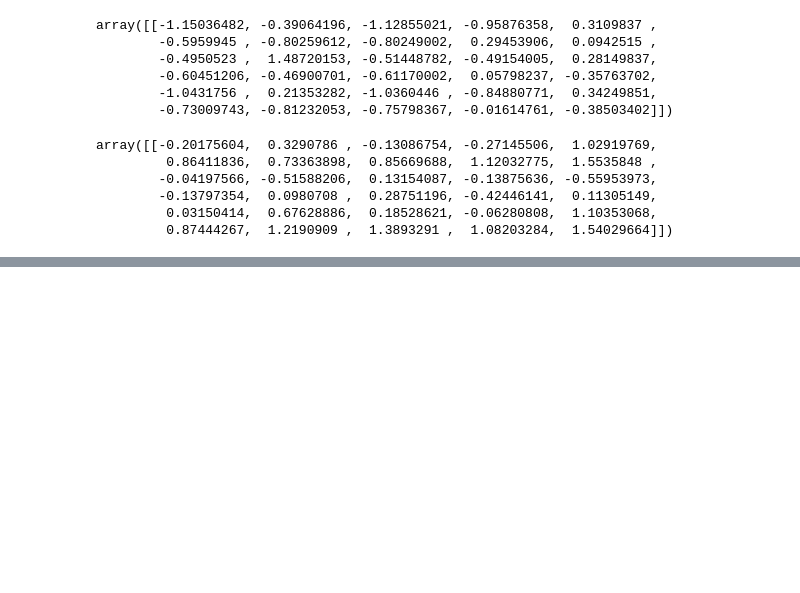
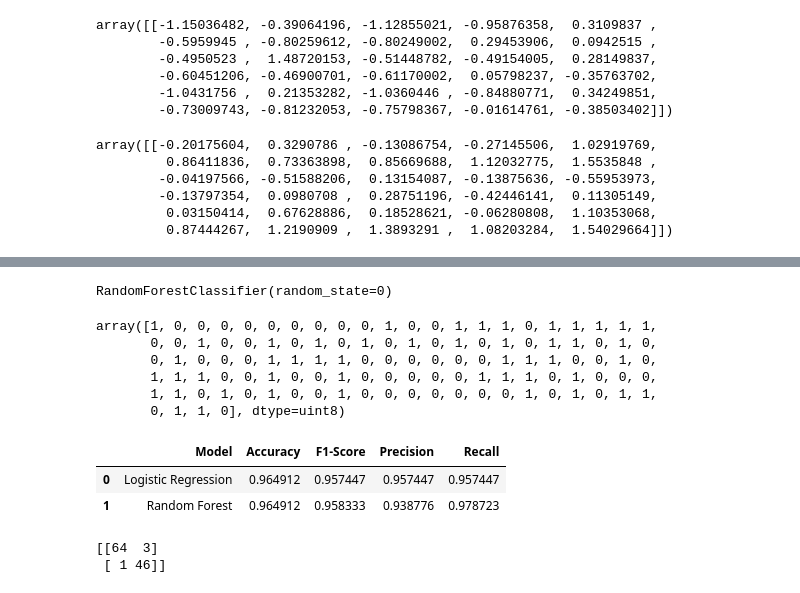
Before and after one commit to rosustefan/complete_ml_ds_bootcamp_2023, a Jupyter notebook: breast-cancer-wisconsin-project/breast-cancer-wisconsin-classification.ipynb, the cells around one changed output, grey strips where cells are left out. Drawn from its saved outputs; the diff is of its cells as text; code cells hidden in the pictures; blank space fills up the shorter version.

Commit message:
Add Random Forest Classifier model & compare with Logistic Regression results

```diff
--- a/breast-cancer-wisconsin-project/breast-cancer-wisconsin-classification.ipynb
+++ b/breast-cancer-wisconsin-project/breast-cancer-wisconsin-classification.ipynb
@@ -470,0 +477,19 @@ Standard Deviation is 1.98%
+# %%
+# Instantiate the Random Forest Classifier
+classifier_rm = RandomForestClassifier(random_state=0)
+
+# Fit the model to our train data
+classifier_rm.fit(X_train, y_train)
+# %% [output]
+RandomForestClassifier(random_state=0)
+# %%
+y_preds = classifier_rm.predict(X_test)
+# %%
+y_preds
+# %% [output]
+array([1, 0, 0, 0, 0, 0, 0, 0, 0, 0, 1, 0, 0, 1, 1, 1, 0, 1, 1, 1, 1, 1,
+       0, 0, 1, 0, 0, 1, 0, 1, 0, 1, 0, 1, 0, 1, 0, 1, 0, 1, 1, 0, 1, 0,
+       0, 1, 0, 0, 0, 1, 1, 1, 1, 0, 0, 0, 0, 0, 0, 1, 1, 1, 0, 0, 1, 0,
+       1, 1, 1, 0, 0, 1, 0, 0, 1, 0, 0, 0, 0, 0, 1, 1, 1, 0, 1, 0, 0, 0,
+       1, 1, 0, 1, 0, 1, 0, 0, 1, 0, 0, 0, 0, 0, 0, 0, 1, 0, 1, 0, 1, 1,
+       0, 1, 1, 0], dtype=uint8)
@@ -470,0 +502,19 @@ Standard Deviation is 1.98%
+# %%
+model_results = pd.DataFrame(
+    [['Random Forest', acc, f1, prec, rec]],
+    columns = ['Model', 'Accuracy', 'F1-Score', 'Precision', 'Recall']
+)
+# %%
+# Append our RFC results to the initial results we got from Logistic Regression
+results.append(model_results, ignore_index=True)
+# %% [output]
+|  | Model | Accuracy | F1-Score | Precision | Recall |
+| 0 | Logistic Regression | 0.964912 | 0.957447 | 0.957447 | 0.957447 |
+| 1 | Random Forest | 0.964912 | 0.958333 | 0.938776 | 0.978723 |
+# %%
+# Confusion Matrix
+cm = confusion_matrix(y_test, y_preds)
+print(cm)
+# %% [output]
+[[64  3]
+ [ 1 46]]
```
Also changed, not shown: parts of 53 cells of this notebook.
